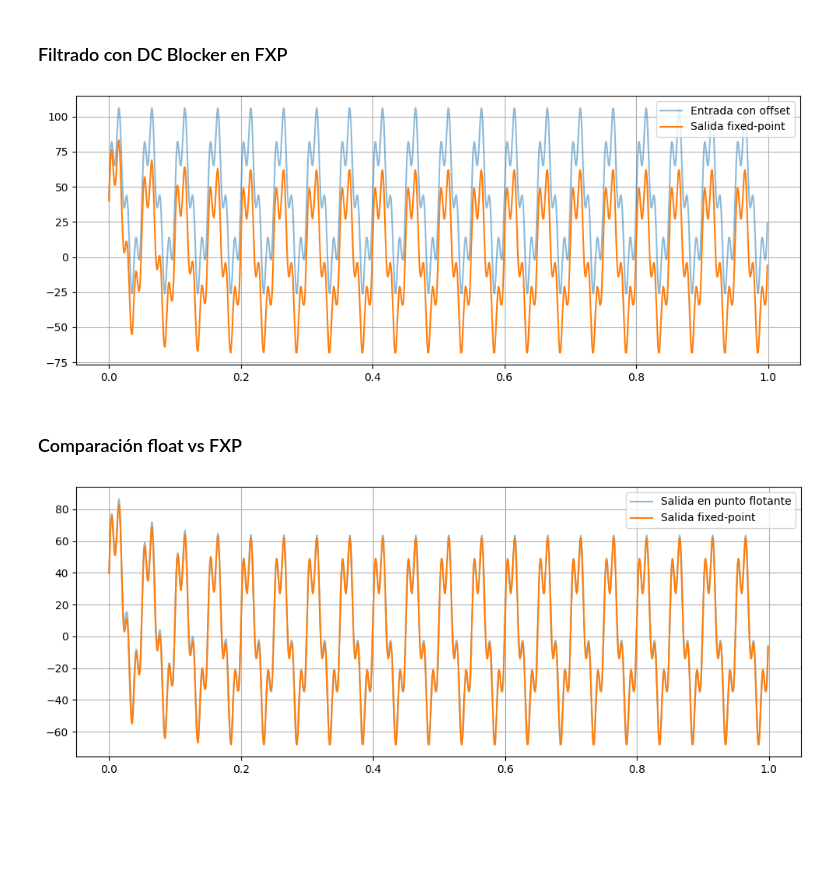
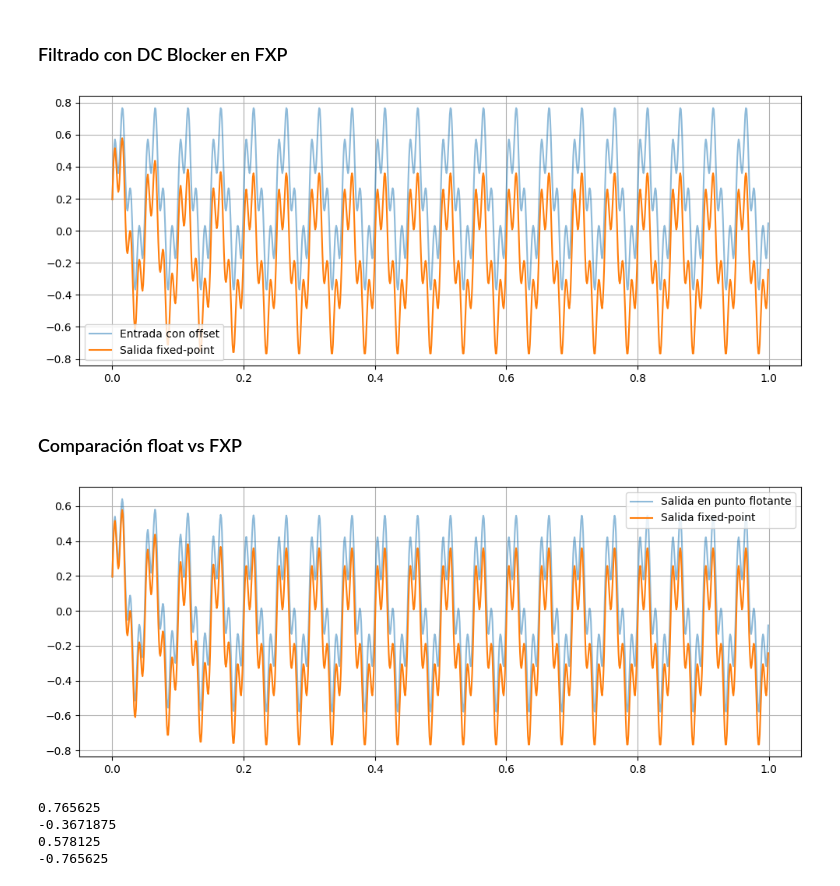
Before and after one commit to dlugano32/VLSI_2026, a Jupyter notebook: TP1_FIR_IIR/iir/iir_design.ipynb, the cells around one changed output. Saved outputs shown, nothing was run; the diff lists cells and outputs as text; code cells hidden in the pictures; blank space fills up the shorter version.

```diff
--- a/TP1_FIR_IIR/iir/iir_design.ipynb
+++ b/TP1_FIR_IIR/iir/iir_design.ipynb
@@ -83,16 +83,17 @@ t = np.arange(N) / FS
 f1 = 20.0
 f2 = 80.0
 
-x_ac = 50*np.sin(2*np.pi*f1*t) + 20*np.sin(2*np.pi*f2*t)
-dc_offset = 40.0
+x_ac = 0.4*np.sin(2*np.pi*f1*t) + 0.2*np.sin(2*np.pi*f2*t)
+dc_offset = 0.2
 
 x_t = x_ac + dc_offset
 
 # Cuantización por ADC signed de 8 bits
 
 ADC_BITS = 8
+ADC_FBITS = 7
 
-fmt_x = FixedPointFormat(NB=ADC_BITS, NBF=0)
+fmt_x = FixedPointFormat(NB=ADC_BITS, NBF=ADC_FBITS)
 fmt_x.info()
 
 x_t_q, x_t_int = fmt_x.quantize(x_t, rounding="trunc", overflow="saturate")
@@ -160,11 +160,11 @@ plt.show()
 # %%
 plt.figure(figsize=(10, 5))
 
-plt.plot(t, x_t_int, label="Entrada con offset", alpha=0.5)
+plt.plot(t, x_t_q, label="Entrada con offset", alpha=0.5)
 
 a = 0.98
 
-y_t_float = dc_blocker(x_t_int, a)
+y_t_float = dc_blocker(x_t_q, a)
 plt.plot(t, y_t_float, label=f"a = {a}")
 
 plt.title("Salida del filtro para distintos valores de a")
@@ -266,9 +264,9 @@ def dc_blocker_fxp(x, a_float, fmt_x, fmt_a, fmt_y):
 
     return y_out, y_int
 # %%
-fmt_x = FixedPointFormat(NB=8, NBF=0)
+fmt_x = FixedPointFormat(NB=8, NBF=7)
 fmt_a = FixedPointFormat(NB=8, NBF=7)
-fmt_y = FixedPointFormat(NB=8, NBF=0)
+fmt_y = FixedPointFormat(NB=8, NBF=7)
 
 a_float = 0.98
 
@@ -283,23 +281,34 @@ y_t_q, y_t_int= dc_blocker_fxp(
 ### Filtrado con DC Blocker en FXP
 # %%
 plt.figure(figsize=(10, 4))
-plt.plot(t, x_t_int, label="Entrada con offset", alpha=0.5)
-plt.plot(t, y_t_int, label="Salida fixed-point")
+plt.plot(t, x_t_q, label="Entrada con offset", alpha=0.5)
+plt.plot(t, y_t_q, label="Salida fixed-point")
 plt.grid(True)
 plt.legend()
 plt.tight_layout()
 plt.show()
 # %% [output]
-[figure, old version]
+[figure, new version]
 # %% [markdown]
 ### Comparación float vs FXP
 # %%
 plt.figure(figsize=(10, 4))
 plt.plot(t, y_t_float, label="Salida en punto flotante", alpha=0.5)
-plt.plot(t, y_t_int, label="Salida fixed-point")
+plt.plot(t, y_t_q, label="Salida fixed-point")
 plt.grid(True)
 plt.legend()
 plt.tight_layout()
 plt.show()
 # %% [output]
-[figure, old version]
+[figure, new version]
+# %%
+print(np.max(x_t_q))
+print(np.min(x_t_q))
+
+print(np.max(y_t_q))
+print(np.min(y_t_q))
+# %% [output]
+0.765625
+-0.3671875
+0.578125
+-0.765625
```
Also changed, not shown: parts of 5 cells of this notebook, 7 other files.
